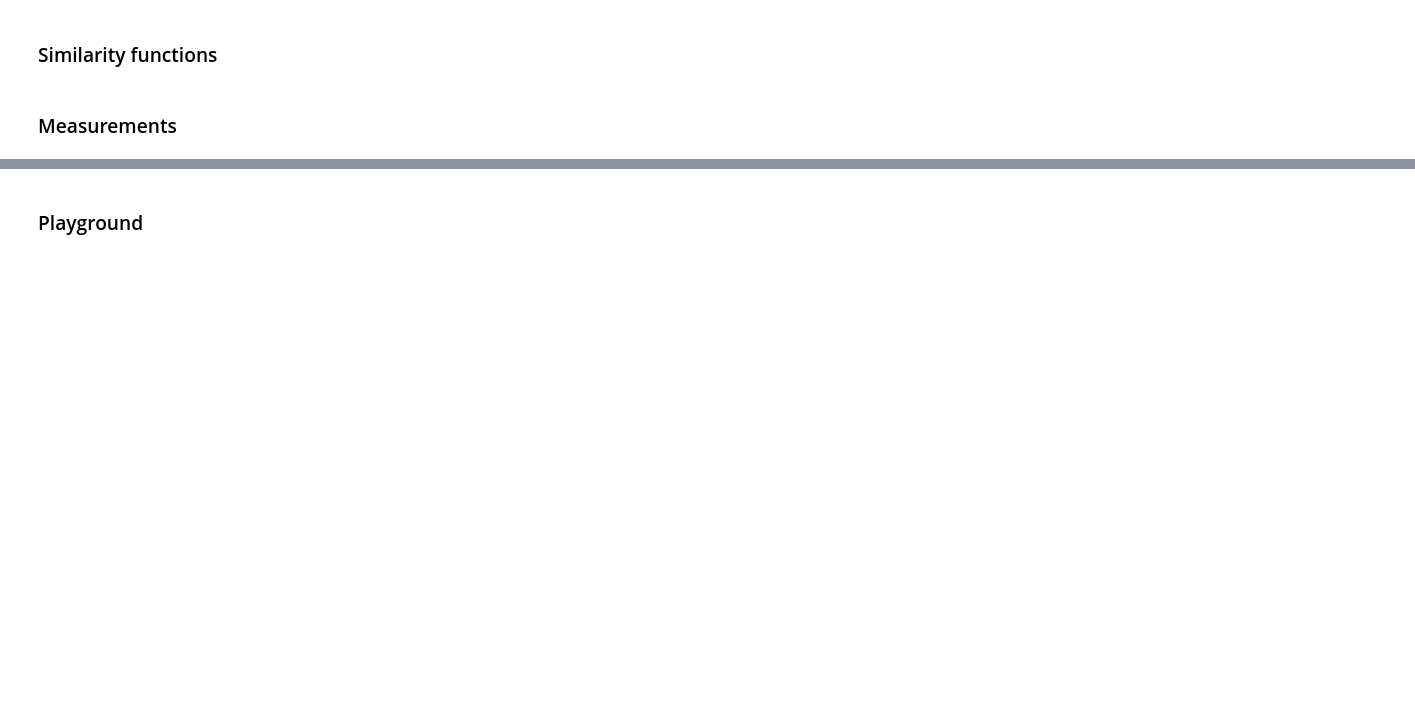
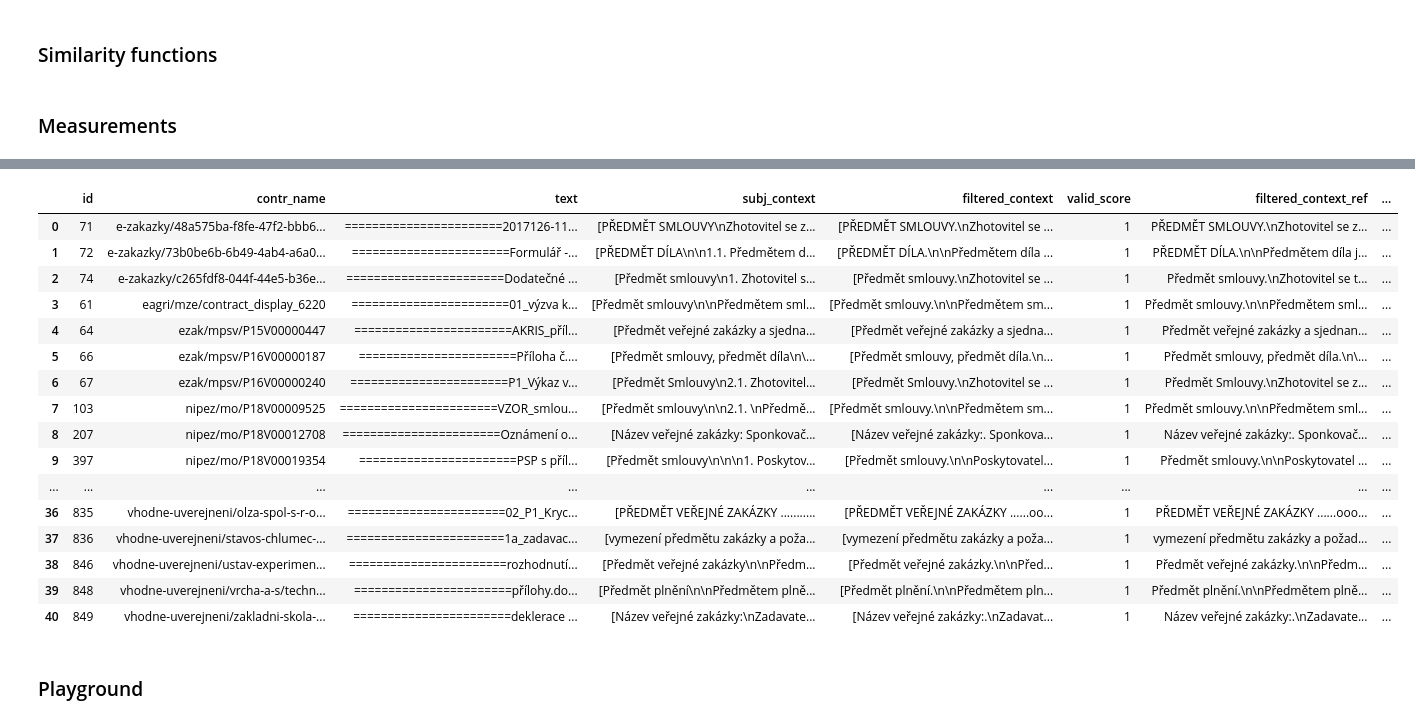
Before and after one commit to opendatalabcz/public-contract-recommendation, a Jupyter notebook: research/src/subject_extraction.ipynb, the cells around one changed output, grey strips where cells are left out. Cells and saved outputs as stored; diff of their text form; code cells hidden in the pictures; blank space fills up the shorter version.

```diff
--- a/research/src/subject_extraction.ipynb
+++ b/research/src/subject_extraction.ipynb
@@ -444,0 +379,42 @@ Wall time: 28.8 s
+# %%
+%%time
+
+transformers = [
+    NumeralLinesFilter(too_many_numerals_ratio_threshold=0.5),
+    TooShortLinesFilter(too_short_line_threshold=5),
+    IrrelevantLinesFilter(keywords=['strana', 'stránka', 'e-mail'], max_line_length=75, lower=True),
+    IrrelevantLinesFilter(keywords=['Tel:', 'Fax:', 'IČ:', 'IČO:', 'DIČ:'], max_line_length=75, lower=False),
+    IrrelevantLinesRegexFilter(patterns=[r'www', r'[\w\-\.]+\s*@\s*([\w\-]+\.)+[\w\-]{2,4}']),  # email
+    IrrelevantLinesRegexFilter(patterns=[r'(\+\d{2,3}){0,1}(\s{0,1}\d{3}){3}']),  # phone
+    RegexReplaceTransformer(pattern_to_transform=r',([\s]+[A-Z][a-z ])', result_pattern='.\g<1>'),
+    RegexReplaceTransformer(pattern_to_transform=r'\n[ \t]*(.{0,1}[\d]+.{0,1})+[ \t]*',  # paragraph numbers
+                            result_pattern='\n'),
+    BlankLinesFilter(replacement='\n', top_n_frequency=200, top_n_var_threshold=5,
+                     full_line_threshold=0.85, min_max_line_length=0),
+    ReplaceMarksTransformer(marks_to_transform='„“', result_mark='"'),
+    TooLongLinesTransformer(forbidden_delimiters='aábcčdďeéěfghiíjklmnňoópqrřsštťuúůvwxyýzž0123456789',
+                            special_delimiters={'-': (r'[\s,\.](-)[\s]+[^(Kč)]', 1)},
+                            too_long_line_treshold=200),
+    RegexReplaceTransformer(pattern_to_transform=r'([^\n])[ ]*\n', result_pattern='\g<1>.\n'),
+    RegexReplaceTransformer(pattern_to_transform=r'(([Nn]ázev|[Pp]opis)[^\n,.:"()]{5,})(\s[A-Z][^\n:]{10})',
+                            result_pattern='\g<1>:\g<3>'),
+    ReplaceMarksTransformer(marks_to_transform=[':'], result_mark=':.'),
+    ReplaceMarksTransformer(marks_to_transform=['..'], result_mark='.'),
+    RegexReplaceTransformer(pattern_to_transform=r'\([^\n()]*\)', result_pattern=''),
+]
+
+preprocessor = SubjectContextPreprocessor(transformers)
+
+conllu_eval_transformers = [
+    UdapiWordOccurrencePartSentenceFilter(keywords=['cena', 'hodnota', 'DPH']),
+    UdapiWordOccurrencePartSentenceFilter(keywords=['příloha', 'dále', 'jen']),
+    NonSubjectPartSentenceFilter(),
+    EmptyBundlesFilter(),
+]
+
+conllu_eval_preprocessor = ConlluSubjectContextPreprocessor(transformers=conllu_eval_transformers)
+conllu_evaluator = SubjectItemsEvaluationMachine(df_contracts, subj_context_preprocessor=preprocessor,
+                                                 conllu_context_preprocessor=conllu_eval_preprocessor)
+conllu_evaluator.preprocess()
+conllu_evaluator.process()
+conllu_evaluator.evaluate()
@@ -445,2 +424,23 @@ Wall time: 28.8 s
+# %%
+df_contracts = conllu_evaluator._df_contracts
+df_contracts
+# %% [output]
+|  | id | contr_name | text | subj_context | filtered_context | valid_score | filtered_context_ref | ... |
+| 0 | 71 | e-zakazky/48a575ba-f8fe-47f2-bbb6... | =======================2017126-11... | [PŘEDMĚT SMLOUVY\nZhotovitel se z... | [PŘEDMĚT SMLOUVY.\nZhotovitel se ... | 1 | PŘEDMĚT SMLOUVY.\nZhotovitel se z... | ... |
+| 1 | 72 | e-zakazky/73b0be6b-6b49-4ab4-a6a0... | =======================Formulář -... | [PŘEDMĚT DÍLA\n\n1.1. Předmětem d... | [PŘEDMĚT DÍLA.\n\nPředmětem díla ... | 1 | PŘEDMĚT DÍLA.\n\nPředmětem díla j... | ... |
+| 2 | 74 | e-zakazky/c265fdf8-044f-44e5-b36e... | =======================Dodatečné ... | [Předmět smlouvy\n1. Zhotovitel s... | [Předmět smlouvy.\nZhotovitel se ... | 1 | Předmět smlouvy.\nZhotovitel se t... | ... |
+| 3 | 61 | eagri/mze/contract_display_6220 | =======================01_výzva k... | [Předmět smlouvy\n\nPředmětem sml... | [Předmět smlouvy.\n\nPředmětem sm... | 1 | Předmět smlouvy.\n\nPředmětem sml... | ... |
+| 4 | 64 | ezak/mpsv/P15V00000447 | =======================AKRIS_příl... | [Předmět veřejné zakázky a sjedna... | [Předmět veřejné zakázky a sjedna... | 1 | Předmět veřejné zakázky a sjednan... | ... |
+| 5 | 66 | ezak/mpsv/P16V00000187 | =======================Příloha č.... | [Předmět smlouvy, předmět díla\n\... | [Předmět smlouvy, předmět díla.\n... | 1 | Předmět smlouvy, předmět díla.\n\... | ... |
+| 6 | 67 | ezak/mpsv/P16V00000240 | =======================P1_Výkaz v... | [Předmět Smlouvy\n2.1. Zhotovitel... | [Předmět Smlouvy.\nZhotovitel se ... | 1 | Předmět Smlouvy.\nZhotovitel se z... | ... |
+| 7 | 103 | nipez/mo/P18V00009525 | =======================VZOR_smlou... | [Předmět smlouvy\n\n2.1. \nPředmě... | [Předmět smlouvy.\n\nPředmětem sm... | 1 | Předmět smlouvy.\n\nPředmětem sml... | ... |
+| 8 | 207 | nipez/mo/P18V00012708 | =======================Oznámení o... | [Název veřejné zakázky: Sponkovač... | [Název veřejné zakázky:. Sponkova... | 1 | Název veřejné zakázky:. Sponkovač... | ... |
+| 9 | 397 | nipez/mo/P18V00019354 | =======================PSP s příl... | [Předmět smlouvy\n\n\n1. Poskytov... | [Předmět smlouvy.\n\nPoskytovatel... | 1 | Předmět smlouvy.\n\nPoskytovatel ... | ... |
+| ... | ... | ... | ... | ... | ... | ... | ... | ... |
+| 36 | 835 | vhodne-uverejneni/olza-spol-s-r-o... | =======================02_P1_Kryc... | [PŘEDMĚT VEŘEJNÉ ZAKÁZKY ........... | [PŘEDMĚT VEŘEJNÉ ZAKÁZKY ......oo... | 1 | PŘEDMĚT VEŘEJNÉ ZAKÁZKY ......ooo... | ... |
+| 37 | 836 | vhodne-uverejneni/stavos-chlumec-... | =======================1a_zadavac... | [vymezení předmětu zakázky a poža... | [vymezení předmětu zakázky a poža... | 1 | vymezení předmětu zakázky a požad... | ... |
+| 38 | 846 | vhodne-uverejneni/ustav-experimen... | =======================rozhodnutí... | [Předmět veřejné zakázky\n\nPředm... | [Předmět veřejné zakázky.\n\nPřed... | 1 | Předmět veřejné zakázky.\n\nPředm... | ... |
+| 39 | 848 | vhodne-uverejneni/vrcha-a-s/techn... | =======================přílohy.do... | [Předmět plnění\n\nPředmětem plně... | [Předmět plnění.\n\nPředmětem pln... | 1 | Předmět plnění.\n\nPředmětem plně... | ... |
+| 40 | 849 | vhodne-uverejneni/zakladni-skola-... | =======================deklerace ... | [Název veřejné zakázky:\nZadavate... | [Název veřejné zakázky:.\nZadavat... | 1 | Název veřejné zakázky:.\nZadavate... | ... |
 # %% [markdown]
 ### Playground
```
Also changed, not shown: parts of 27 cells of this notebook, 7 other files.
